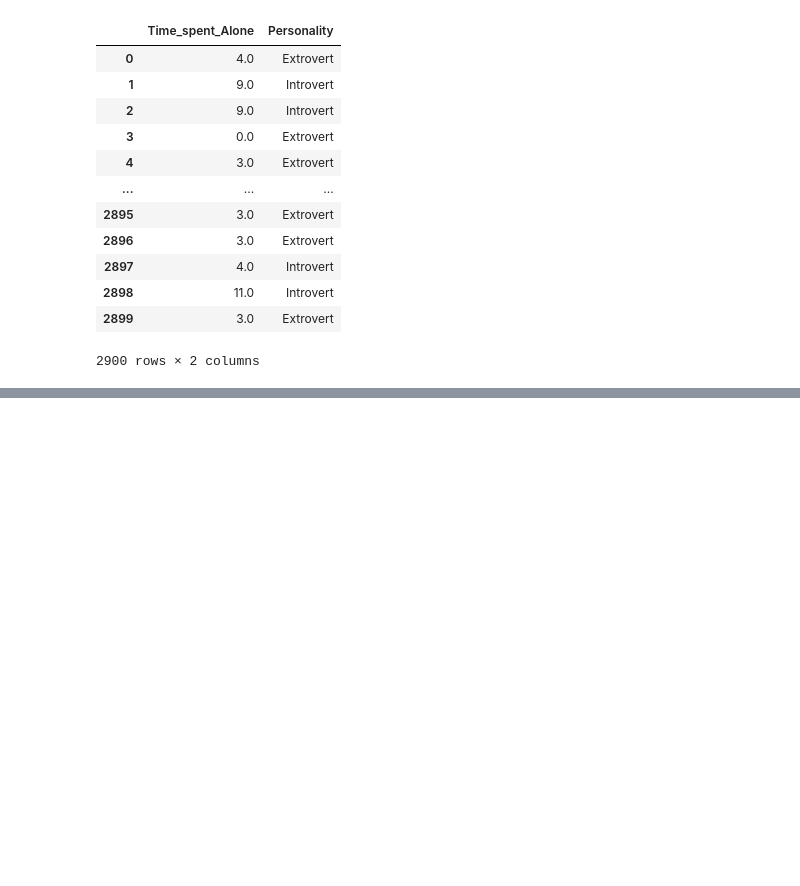
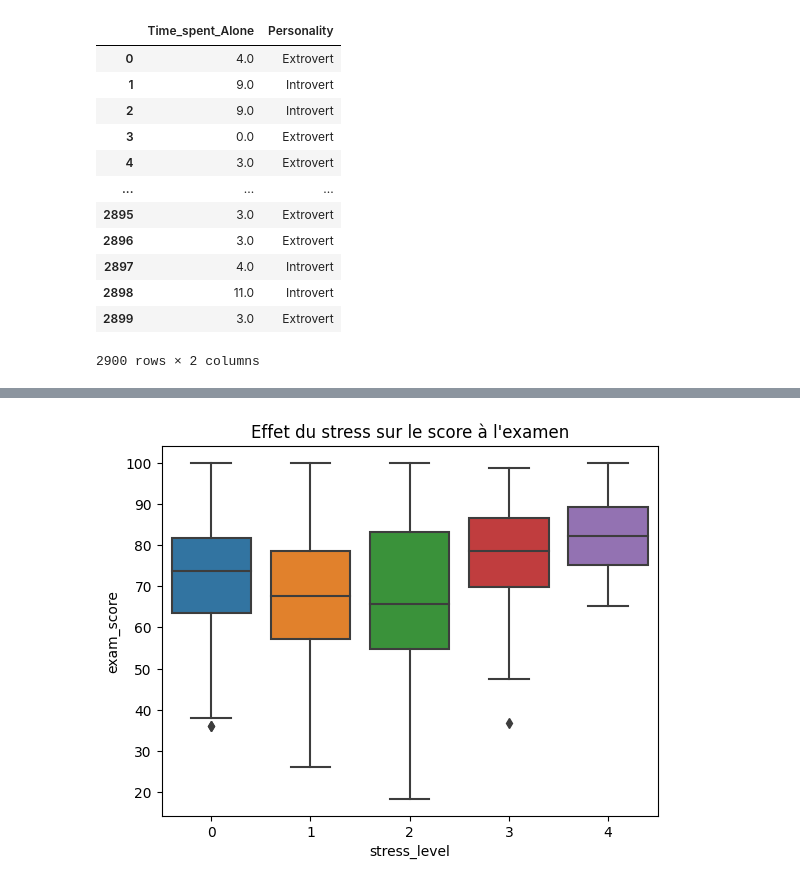
Before and after one commit to dalilahannouche/redi-school-project, a Jupyter notebook: student-habits-vs-academic-performance.ipynb, the cells around one changed output, grey strips where cells are left out. Cells and saved outputs as stored; diff of their text form; code cells hidden in the pictures; blank space fills up the shorter version.

Commit message:
Kaggle Notebook | student-habits-vs-academic-performance | Last version

```diff
--- a/student-habits-vs-academic-performance.ipynb
+++ b/student-habits-vs-academic-performance.ipynb
@@ -152,0 +400,96 @@ df_personnality[["Time_spent_Alone","Personality"]]
+# %%
+# Analyse complète des performances des étudiants avec stress et équilibre vie/études
+
+import pandas as pd
+import matplotlib.pyplot as plt
+import seaborn as sns
+from sklearn.linear_model import LinearRegression
+from sklearn.preprocessing import StandardScaler
+from sklearn.cluster import KMeans
+import warnings
+warnings.filterwarnings("ignore", category=FutureWarning)
+warnings.filterwarnings("ignore", category=UserWarning)
+
+# Chargement des données
+# Remplace le chemin si nécessaire
+file_path = "/kaggle/input/student-habits-vs-academic-performance/student_habits_performance.csv"
+df = pd.read_csv(file_path)
+
+# Nettoyage de base
+print(df.info())
+print(df.describe())
+
+# Création des variables dérivées : stress et équilibre vie/études
+def compute_stress(row):
+    stress = 0
+    if row["sleep_hours"] < 6:
+        stress += 1
+    if row["exercise_frequency"] == 0:
+        stress += 1
+    if row["study_hours_per_day"] > 5:
+        stress += 1
+    if row["mental_health_rating"] <= 4:
+        stress += 1
+    return stress
+
+def work_life_balance(row):
+    score = 0
+    if 6 <= row["sleep_hours"] <= 8:
+        score += 1
+    if 1 <= row["exercise_frequency"] <= 5:
+        score += 1
+    if 2 <= row["netflix_hours"] <= 3:
+        score += 1
+    if 2 <= row["social_media_hours"] <= 3:
+        score += 1
+    if 2 <= row["study_hours_per_day"] <= 5:
+        score += 1
+    return score
+
+df["stress_level"] = df.apply(compute_stress, axis=1)
+df["work_life_balance"] = df.apply(work_life_balance, axis=1)
+
+# Visualisations
+sns.boxplot(x="stress_level", y="exam_score", data=df)
+plt.title("Effet du stress sur le score à l'examen")
+plt.show()
+
+sns.boxplot(x="work_life_balance", y="exam_score", data=df)
+plt.title("Équilibre vie perso / études et score à l'examen")
+plt.show()
+
+# Matrice de corrélation uniquement sur les colonnes numériques
+numeric_df = df.select_dtypes(include='number')
+plt.figure(figsize=(10, 8))
+sns.heatmap(numeric_df.corr(), annot=True, cmap="coolwarm")
+plt.title("Matrice de corrélation (variables numériques uniquement)")
+plt.show()
+
+# Régression linéaire multiple
+features = ["study_hours_per_day", "sleep_hours", "exercise_frequency",
+            "attendance_percentage", "mental_health_rating",
+            "stress_level", "work_life_balance"]
+X = df[features]
+y = df["exam_score"]
+
+model = LinearRegression()
+model.fit(X, y)
+print("\nCoefficients de la régression :")
+for feat, coef in zip(features, model.coef_):
+    print(f"{feat}: {coef:.2f}")
+
+# Clustering (KMeans)
+scaler = StandardScaler()
+X_scaled = scaler.fit_transform(df[features])
+
+kmeans = KMeans(n_clusters=3, random_state=0, n_init='auto')
+df['cluster'] = kmeans.fit_predict(X_scaled)
+
+# Visualisation des clusters
+sns.pairplot(df, vars=["exam_score", "study_hours_per_day", "sleep_hours", "work_life_balance"], hue="cluster")
+plt.suptitle("Segmentation des étudiants en clusters", y=1.02)
+plt.show()
+
+# Fin de l'analyse
+print("\nAnalyse terminée.")
+# %% [output]
@@ -152,0 +513 @@ df_personnality[["Time_spent_Alone","Personality"]]
+[figure, added]
```
Also changed, not shown: parts of 5 cells of this notebook.
